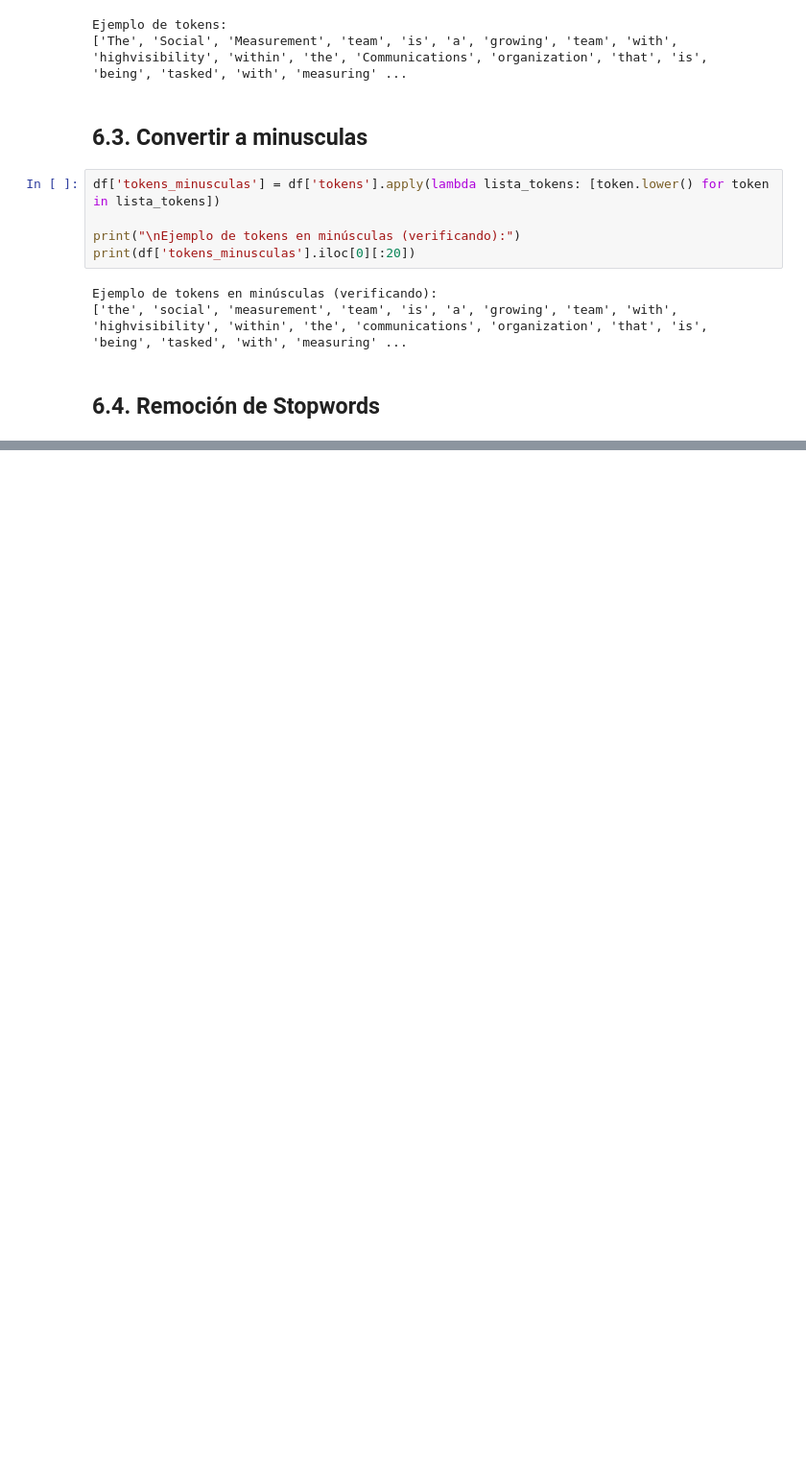
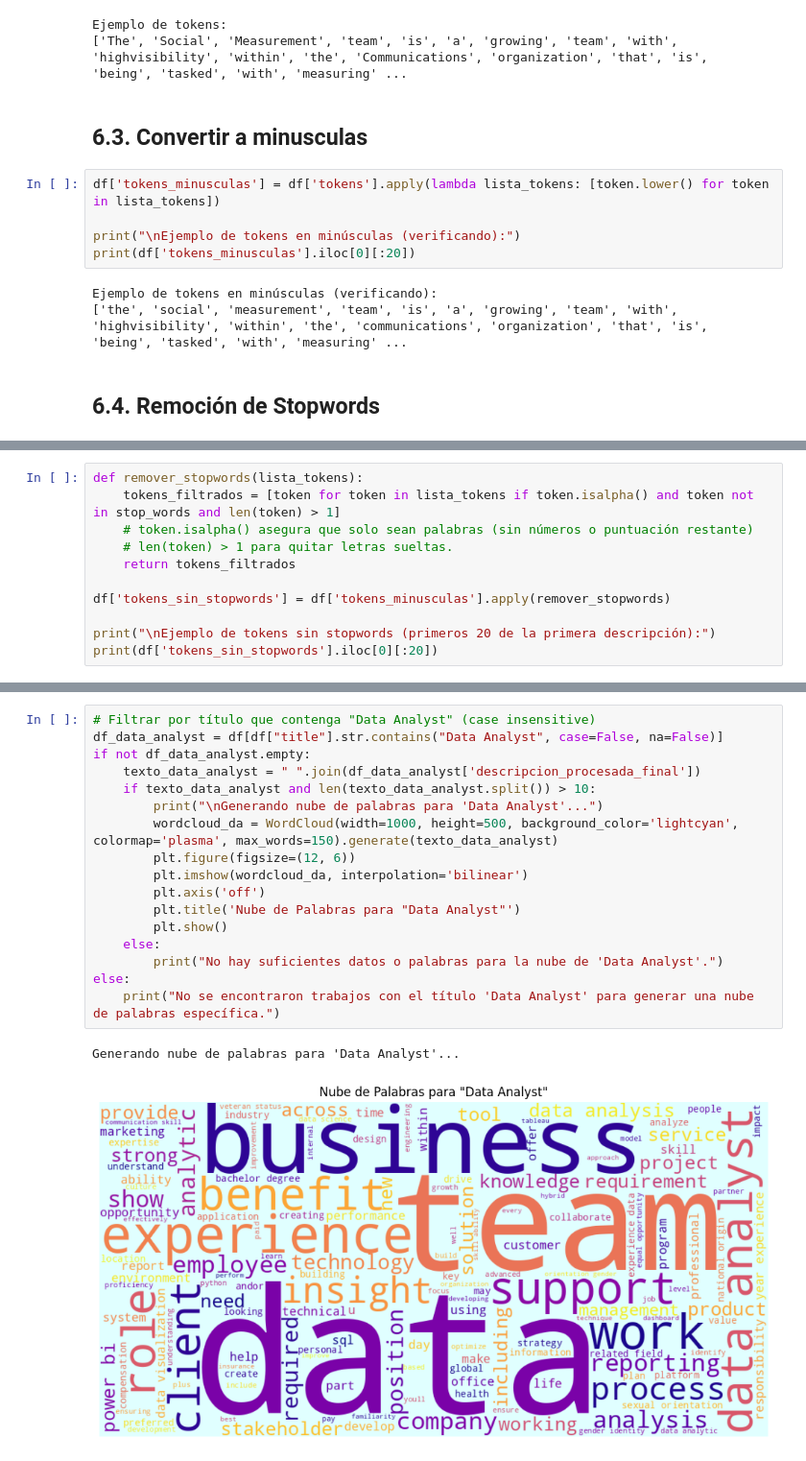
Before and after one commit to nueveonce/Etapa3DS, a Jupyter notebook: Etapa3.ipynb, the cells around one changed output, grey strips where cells are left out. Shown at 96% size. Cells and saved outputs as stored; diff of their text form; blank space fills up the shorter version.

```diff
--- a/Etapa3.ipynb
+++ b/Etapa3.ipynb
@@ -206,0 +266,11 @@ NameError: name 'stopwords' is not defined
+# %%
+def remover_stopwords(lista_tokens):
+    tokens_filtrados = [token for token in lista_tokens if token.isalpha() and token not in stop_words and len(token) > 1]
+    # token.isalpha() asegura que solo sean palabras (sin números o puntuación restante)
+    # len(token) > 1 para quitar letras sueltas.
+    return tokens_filtrados
+
+df['tokens_sin_stopwords'] = df['tokens_minusculas'].apply(remover_stopwords)
+
+print("\nEjemplo de tokens sin stopwords (primeros 20 de la primera descripción):")
+print(df['tokens_sin_stopwords'].iloc[0][:20])
@@ -206,0 +327,20 @@ NameError: name 'stopwords' is not defined
+# %%
+# Filtrar por título que contenga "Data Analyst" (case insensitive)
+df_data_analyst = df[df["title"].str.contains("Data Analyst", case=False, na=False)]
+if not df_data_analyst.empty:
+    texto_data_analyst = " ".join(df_data_analyst['descripcion_procesada_final'])
+    if texto_data_analyst and len(texto_data_analyst.split()) > 10:
+        print("\nGenerando nube de palabras para 'Data Analyst'...")
+        wordcloud_da = WordCloud(width=1000, height=500, background_color='lightcyan', colormap='plasma', max_words=150).generate(texto_data_analyst)
+        plt.figure(figsize=(12, 6))
+        plt.imshow(wordcloud_da, interpolation='bilinear')
+        plt.axis('off')
+        plt.title('Nube de Palabras para "Data Analyst"')
+        plt.show()
+    else:
+        print("No hay suficientes datos o palabras para la nube de 'Data Analyst'.")
+else:
+    print("No se encontraron trabajos con el título 'Data Analyst' para generar una nube de palabras específica.")
+# %% [output]
+Generando nube de palabras para 'Data Analyst'...
+[figure, added]
```
Also changed, not shown: parts of 14 cells of this notebook.
